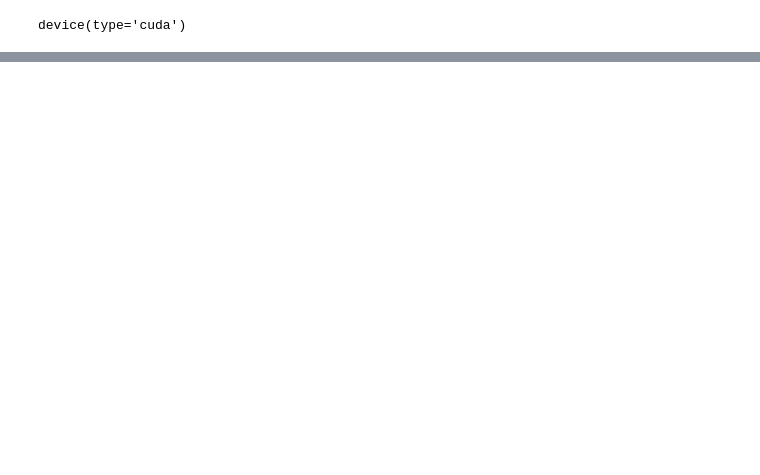
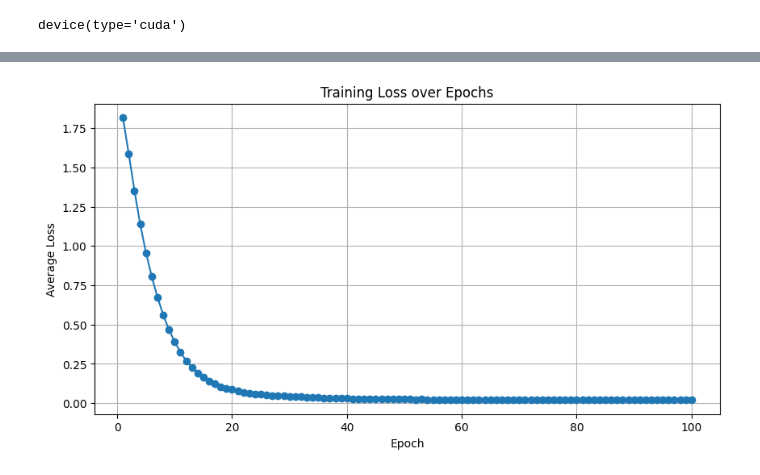
Before and after one commit to ashimst/nepali_scripts, a Jupyter notebook: byol.ipynb, the cells around one changed output, grey strips where cells are left out. Saved outputs shown, nothing was run; the diff lists cells and outputs as text; code cells hidden in the pictures; blank space fills up the shorter version.

```diff
--- a/byol.ipynb
+++ b/byol.ipynb
@@ -107,7 +123,7 @@ class MLP(nn.Module):
         return self.net(x)
 # %%
 class OnlineNetwork(nn.Module):
-    def __init__(self, encoder, feature_dim=128, proj_hidden_dim=256, proj_out_dim=256):
+    def __init__(self, encoder, feature_dim=64, proj_hidden_dim=128, proj_out_dim=128):
         super().__init__()
         self.encoder = encoder
         self.projector = MLP(feature_dim, proj_hidden_dim, proj_out_dim)
@@ -120,7 +136,7 @@ class OnlineNetwork(nn.Module):
         return predictions, projections
 # %%
 class TargetNetwork(nn.Module):
-    def __init__(self, encoder, feature_dim=128, proj_hidden_dim=256, proj_out_dim=256):
+    def __init__(self, encoder, feature_dim=64, proj_hidden_dim=256, proj_out_dim=256):
         super().__init__()
         self.encoder = encoder
         self.projector = MLP(feature_dim, proj_hidden_dim, proj_out_dim)
@@ -137,8 +153,8 @@ device(type='cuda')
 # %%
 encoder = Encoder()
 
-online_net = OnlineNetwork(encoder, feature_dim=128, proj_hidden_dim=256, proj_out_dim=256)
-target_net = TargetNetwork(encoder, feature_dim=128, proj_hidden_dim=256, proj_out_dim=256)
+online_net = OnlineNetwork(encoder, feature_dim=64, proj_hidden_dim=128, proj_out_dim=128)
+target_net = TargetNetwork(encoder, feature_dim=64, proj_hidden_dim=128, proj_out_dim=128)
 online_net.to(device)
 target_net.to(device)
 # %% [output]
@@ -232,11 +248,9 @@ Parameters in millions: 2.55M
 # %%
-lr = 1e-4
+lr = 1e-5
 weight_decay = 1e-6
 epochs = 100
 
-
 optimizer = torch.optim.Adam(online_net.parameters(), lr=lr, weight_decay=weight_decay)
-
 
 scheduler = torch.optim.lr_scheduler.ReduceLROnPlateau(
     optimizer, mode='min', patience=5, verbose=True
@@ -247,6 +261,7 @@ target_net = target_net.to(device)
 target_net.eval()
 
 best_loss = float('inf')
+epoch_losses = []
 
 for epoch in range(epochs):
     online_net.train()
@@ -288,6 +303,7 @@ for epoch in range(epochs):
 
     # Epoch average loss
     total_loss_epoch = total_loss / len(dataloader)
+    epoch_losses.append(total_loss_epoch)  # Save for plotting
     print(f"Epoch {epoch+1} Final Avg Loss: {total_loss_epoch:.4f}")
 
     # Step the scheduler
@@ -303,0 +332,10 @@ Epoch 1 Final Avg Loss: 0.2539
+# %%
+plt.figure(figsize=(10, 5))
+plt.plot(range(1, epochs + 1), epoch_losses, marker='o')
+plt.xlabel("Epoch")
+plt.ylabel("Average Loss")
+plt.title("Training Loss over Epochs")
+plt.grid(True)
+plt.show()
+# %% [output]
+[figure, added]
```
Also changed, not shown: parts of 10 cells of this notebook, 5 other files.
